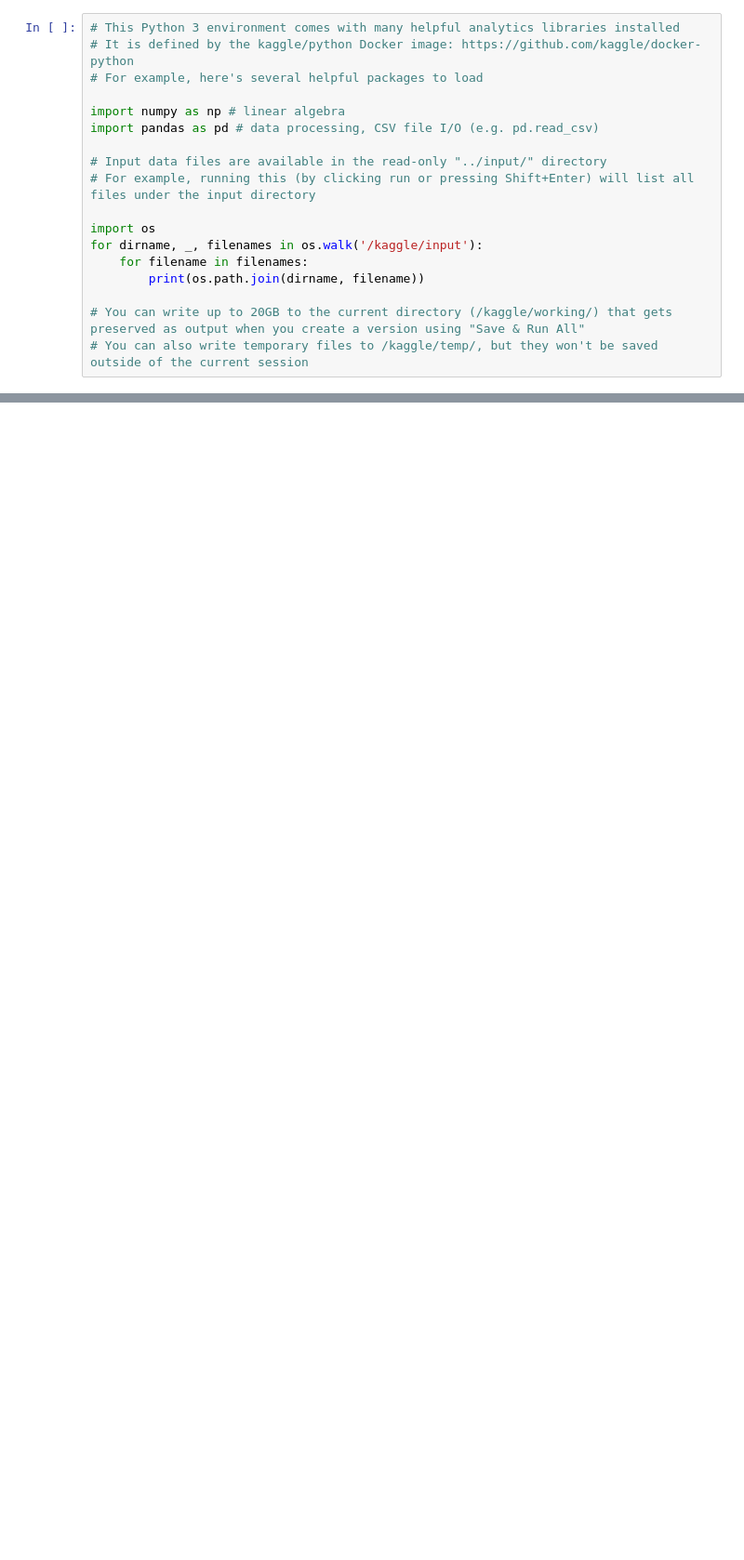
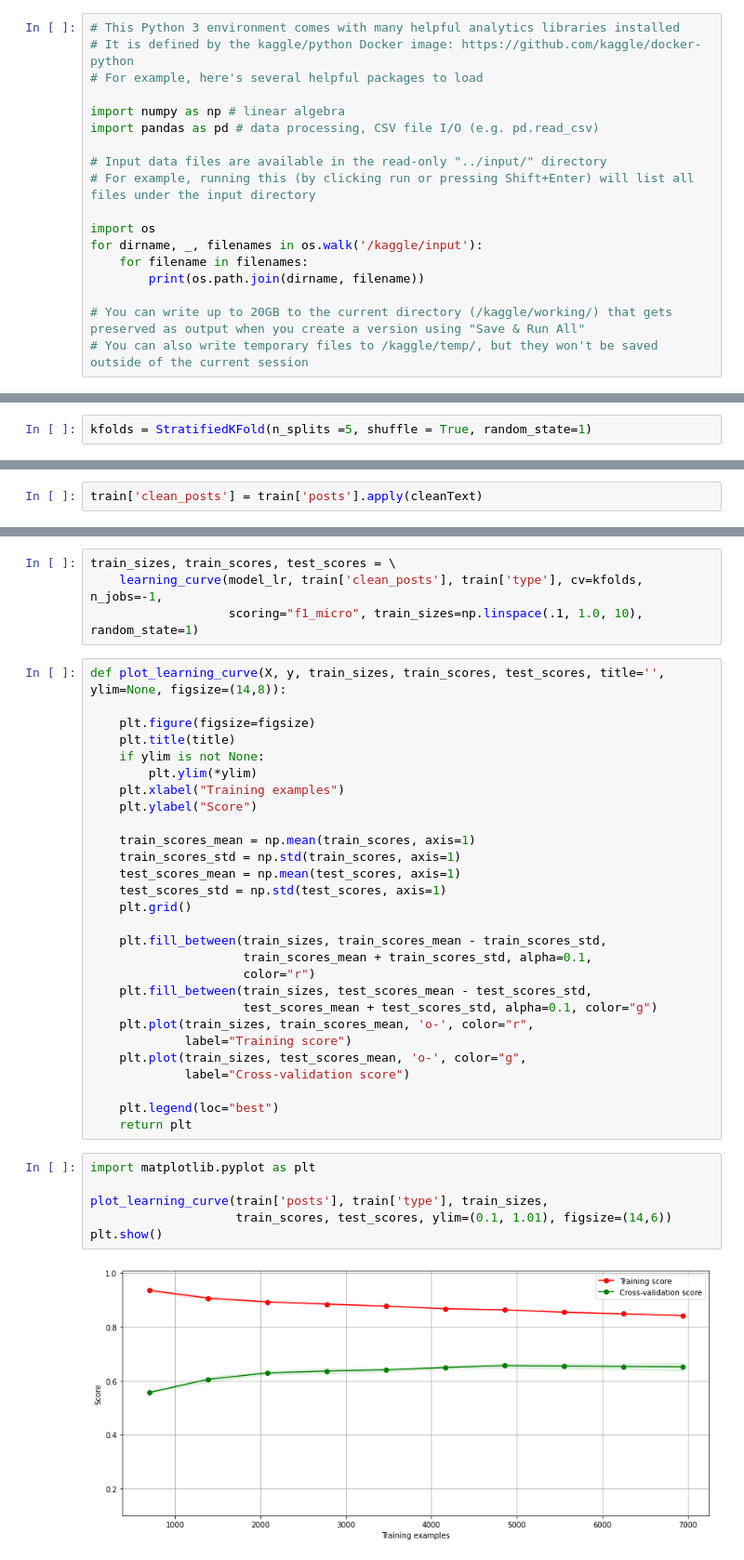
Before and after one commit to RAIERIN/kaggle-projects, a Jupyter notebook: Learn/Concepts/mbti-myers-briggs-personality-type-dataset.ipynb, the cells around one changed output, grey strips where cells are left out. Shown at 93% size. Drawn from its saved outputs; the diff is of its cells as text; blank space fills up the shorter version.

```diff
--- a/Learn/Concepts/mbti-myers-briggs-personality-type-dataset.ipynb
+++ b/Learn/Concepts/mbti-myers-briggs-personality-type-dataset.ipynb
@@ -248,0 +423,2 @@ The theory of psychological type was introduced in the 1920s by Carl G. Jung. Th
+# %%
+kfolds = StratifiedKFold(n_splits =5, shuffle = True, random_state=1)
@@ -248,0 +456,2 @@ The theory of psychological type was introduced in the 1920s by Carl G. Jung. Th
+# %%
+train['clean_posts'] = train['posts'].apply(cleanText)
@@ -248,0 +512,40 @@ The theory of psychological type was introduced in the 1920s by Carl G. Jung. Th
+# %%
+train_sizes, train_scores, test_scores = \
+    learning_curve(model_lr, train['clean_posts'], train['type'], cv=kfolds, n_jobs=-1,
+                   scoring="f1_micro", train_sizes=np.linspace(.1, 1.0, 10), random_state=1)
+# %%
+def plot_learning_curve(X, y, train_sizes, train_scores, test_scores, title='', ylim=None, figsize=(14,8)):
+
+    plt.figure(figsize=figsize)
+    plt.title(title)
+    if ylim is not None:
+        plt.ylim(*ylim)
+    plt.xlabel("Training examples")
+    plt.ylabel("Score")
+
+    train_scores_mean = np.mean(train_scores, axis=1)
+    train_scores_std = np.std(train_scores, axis=1)
+    test_scores_mean = np.mean(test_scores, axis=1)
+    test_scores_std = np.std(test_scores, axis=1)
+    plt.grid()
+
+    plt.fill_between(train_sizes, train_scores_mean - train_scores_std,
+                     train_scores_mean + train_scores_std, alpha=0.1,
+                     color="r")
+    plt.fill_between(train_sizes, test_scores_mean - test_scores_std,
+                     test_scores_mean + test_scores_std, alpha=0.1, color="g")
+    plt.plot(train_sizes, train_scores_mean, 'o-', color="r",
+             label="Training score")
+    plt.plot(train_sizes, test_scores_mean, 'o-', color="g",
+             label="Cross-validation score")
+
+    plt.legend(loc="best")
+    return plt
+# %%
+import matplotlib.pyplot as plt
+
+plot_learning_curve(train['posts'], train['type'], train_sizes,
+                    train_scores, test_scores, ylim=(0.1, 1.01), figsize=(14,6))
+plt.show()
+# %% [output]
+[figure, added]
```
Also changed, not shown: parts of 43 cells of this notebook.
